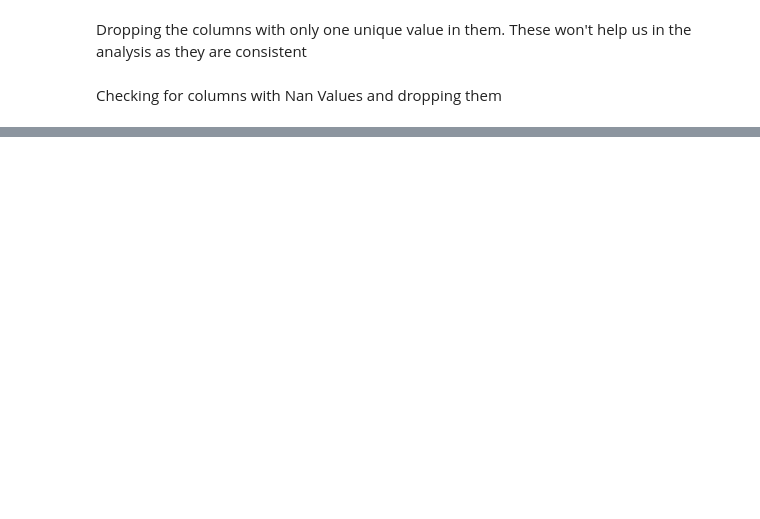
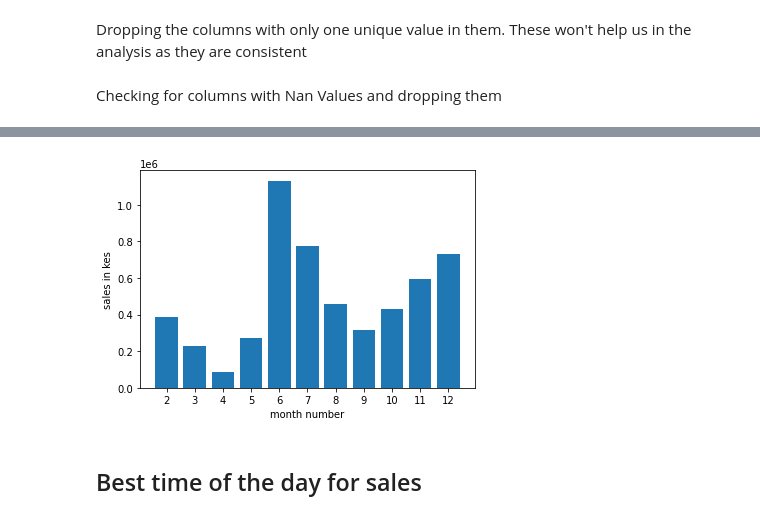
Before and after one commit to kvmvu/jamboml, a Jupyter notebook: jamboml.ipynb, the cells around one changed output, grey strips where cells are left out. Saved outputs shown, nothing was run; the diff lists cells and outputs as text; code cells hidden in the pictures; blank space fills up the shorter version.

```diff
--- a/jamboml.ipynb
+++ b/jamboml.ipynb
@@ -114,0 +227,3 @@ df.head()
+# %%
+df_2020 = df.loc[(df['year']=='2020')]
+monthly_sales_2020 = df_2020.groupby('month').sum()
@@ -114,0 +251,11 @@ df.head()
+# %%
+months = range(2,13)
+plt.bar(months, monthly_sales_2020['Gross'])
+plt.xticks(months)
+plt.ylabel('sales in kes')
+plt.xlabel('month number')
+plt.show()
+# %% [output]
+[figure, added]
+# %% [markdown]
+## Best time of the day for sales
```
Also changed, not shown: parts of 33 cells of this notebook, 1 other file.
